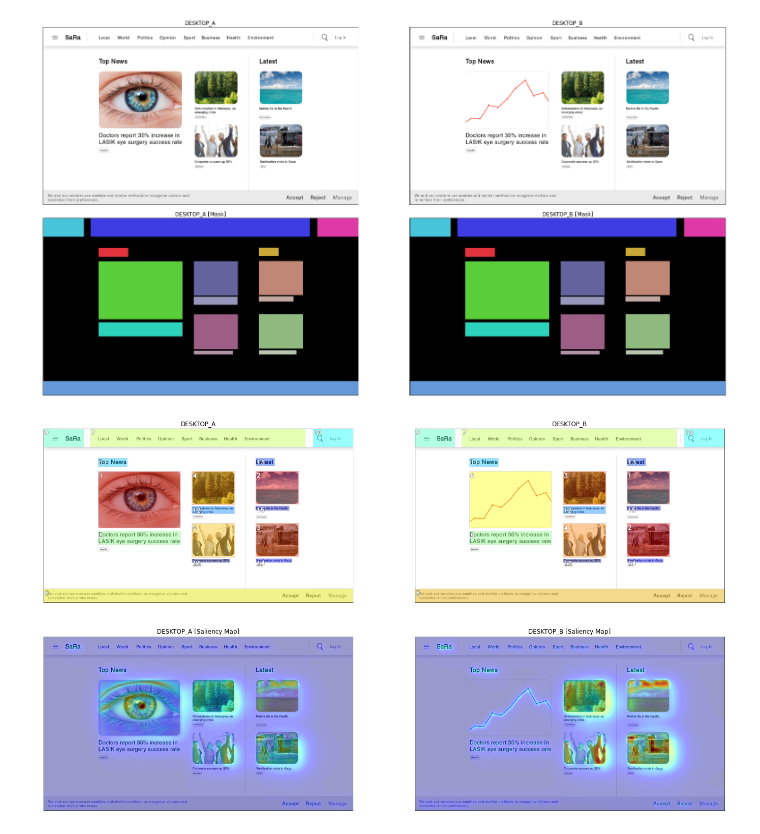
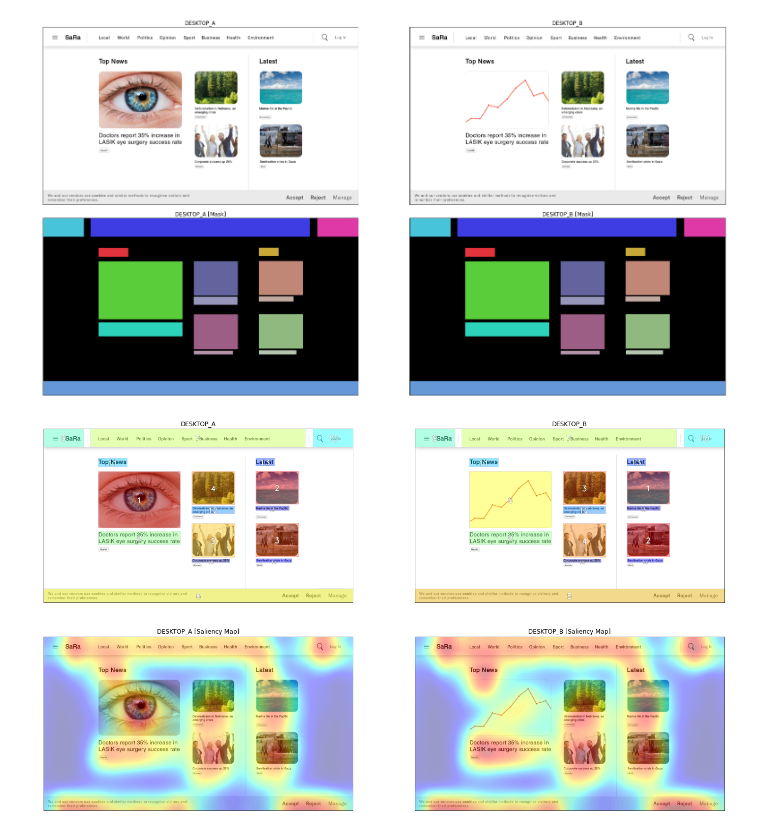
Before and after one commit to matthewkenely/ICT3909, a Jupyter notebook: saliency-ranking/App.ipynb, the cells around one changed output. Drawn from its saved outputs; the diff is of its cells as text; code cells hidden in the pictures.

```diff
--- a/saliency-ranking/App.ipynb
+++ b/saliency-ranking/App.ipynb
@@ -25,7 +29,9 @@ msks = []
 
 for img in images:
     imgs.append(cv2.cvtColor(cv2.imread(os.path.join(IMG_DIR, img)), cv2.COLOR_BGR2RGB))
-    msks.append(cv2.imread(os.path.join(MASK_DIR, img.replace('.jpg', '.png'))))
+
+    mask = cv2.imread(os.path.join(MASK_DIR, img.replace('.jpg', '.png')))
+    msks.append(mask)
 
 segments = {}
 
@@ -83,18 +89,12 @@ p = 0
 img_a, img_b = imgs[pairs[p][0]], imgs[pairs[p][1]]
 name_a, name_b = names[pairs[p][0]], names[pairs[p][1]]
 mask_a, mask_b = msks[pairs[p][0]], msks[pairs[p][1]]
-
-img_a_original = img_a.copy()
-img_b_original = img_b.copy()
-
-img_a = cv2.resize(img_a, (0, 0), fx=0.5, fy=0.5)
-img_b = cv2.resize(img_b, (0, 0), fx=0.5, fy=0.5)
 # %%
-def get_saliency_map(img_original, name):
-    saliency_map = sara.return_saliency(img_original, generator='itti', DEVICE='cpu')
-    [sara_heatmap, text_overlay], sara_list = sara.return_sara(img_original.copy(), saliency_map=saliency_map, segments=segments[name]['segments'], coords=segments[name]['coordinates'], mode=2)
+def get_saliency_map(img, name, deepgaze_model):
+    saliency_map = sara.return_saliency(img, generator='deepgaze', deepgaze_model=deepgaze_model, DEVICE='cuda')
+    [sara_heatmap, text_overlay], sara_list = sara.return_sara(img.copy(), saliency_map=saliency_map, segments=segments[name]['segments'], coords=segments[name]['coordinates'], mode=2)
 
-    overlay = img_original.copy()
+    overlay = img.copy()
     overlay = cv2.cvtColor(overlay, cv2.COLOR_RGB2RGBA)
     colormap = cv2.applyColorMap(sara_heatmap, cv2.COLORMAP_JET)
     colormap = cv2.cvtColor(colormap, cv2.COLOR_BGR2RGBA)
@@ -107,10 +107,22 @@ def get_saliency_map(img_original, name):
 
     text_overlay = cv2.cvtColor(text_overlay, cv2.COLOR_RGB2RGBA)
 
-    text_overlay[:, :, 3] = np.where((text_overlay[:, :, :3] < [64, 64, 64]).all(axis=2), 0, 255)
-    text_overlay = cv2.GaussianBlur(text_overlay, (5, 5), 0)
+    text_overlay[text_overlay[:, :, 0] < 192] = [0, 0, 0, 0]
+    text_overlay[text_overlay[:, :, 0] >= 192, 3] = 255
+    text_overlay = cv2.GaussianBlur(text_overlay, (3, 3), 0)
+    shadow = cv2.GaussianBlur(text_overlay, (21, 21), 0)
 
-    return saliency_map, sara_heatmap, sara_list, text_overlay
+
+    # text_overlay = cv2.GaussianBlur(text_overlay, (3, 3), 0)
+
+    sara_heatmap_outline = sara_heatmap.copy()
+    sara_heatmap_outline = cv2.cvtColor(sara_heatmap_outline, cv2.COLOR_RGBA2RGB)
+    sara_heatmap_outline = cv2.Canny(sara_heatmap_outline, 100, 200)
+    sara_heatmap_outline = cv2.cvtColor(sara_heatmap_outline, cv2.COLOR_GRAY2RGBA)
+
+    return saliency_map, sara_heatmap, sara_list, text_overlay, sara_heatmap_outline, shadow
 # %%
-saliency_map_a, sara_heatmap_a, sara_list_a, text_overlay_a = get_saliency_map(img_a_original, name_a)
-saliency_map_b, sara_heatmap_b, sara_list_b, text_overlay_b = get_saliency_map(img_b_original, name_b)
+deepgaze_model = deepgaze_pytorch.DeepGazeIIE(pretrained=True).to(DEVICE)
+
+saliency_map_a, sara_heatmap_a, sara_list_a, text_overlay_a, sara_heatmap_outline_a, shadow_a = get_saliency_map(img_a, name_a, deepgaze_model)
+saliency_map_b, sara_heatmap_b, sara_list_b, text_overlay_b, sara_heatmap_outline_b, shadow_b = get_saliency_map(img_b, name_b, deepgaze_model)
@@ -173,7 +193,7 @@ plt.show()
 # %%
 plt.figure(figsize=(24, 12))
 plt.subplot(121)
-plt.imshow(img_a_original)
+plt.imshow(img_a)
 plt.imshow(sara_heatmap_a, alpha=0.4)
 plt.imshow(text_overlay_a)
 plt.title(name_a)
@@ -181,7 +201,7 @@ plt.xticks([])
 plt.yticks([])
 
 plt.subplot(122)
-plt.imshow(img_b_original)
+plt.imshow(img_b)
 plt.imshow(sara_heatmap_b, alpha=0.4)
 plt.imshow(text_overlay_b)
 plt.title(name_b)
@@ -190,24 +210,24 @@ plt.yticks([])
 
 plt.show()
 # %% [output]
-[figure, old version]
+[figure, new version]
 # %%
 plt.figure(figsize=(24, 12))
 plt.subplot(121)
-plt.imshow(cv2.cvtColor(img_a_original, cv2.COLOR_BGR2RGB), cmap='gray')
+plt.imshow(img_a)
 plt.imshow(saliency_map_a, alpha=0.4, cmap='jet')
 plt.title(name_a + ' [Saliency Map]')
 plt.xticks([]), plt.yticks([])
 
 plt.subplot(122)
-plt.imshow(cv2.cvtColor(img_b_original, cv2.COLOR_BGR2RGB))
+plt.imshow(img_b)
 plt.imshow(saliency_map_b, alpha=0.4, cmap='jet')
 plt.title(name_b + ' [Saliency Map]')
 plt.xticks([]), plt.yticks([])
 
 plt.show()
 # %% [output]
-[figure, old version]
+[figure, new version]
 # %%
 def index_to_coordinates(index, seg_dim, im_size):
     '''
```
Also changed, not shown: parts of 12 cells of this notebook, 1 other file.
